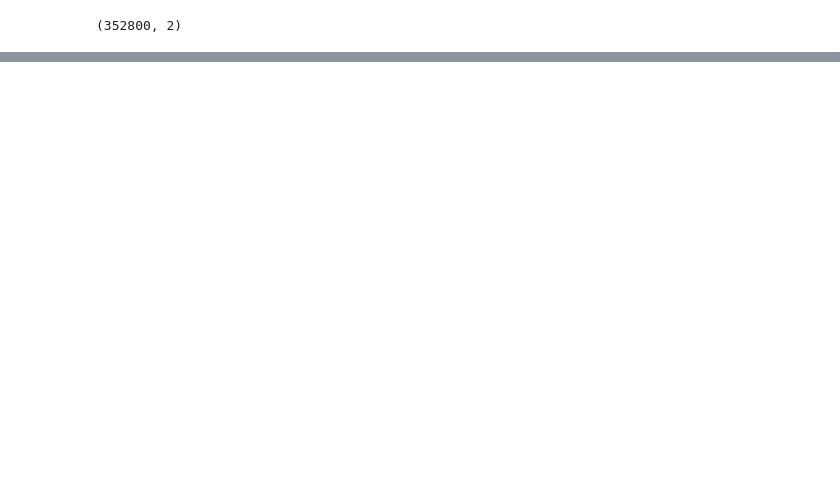
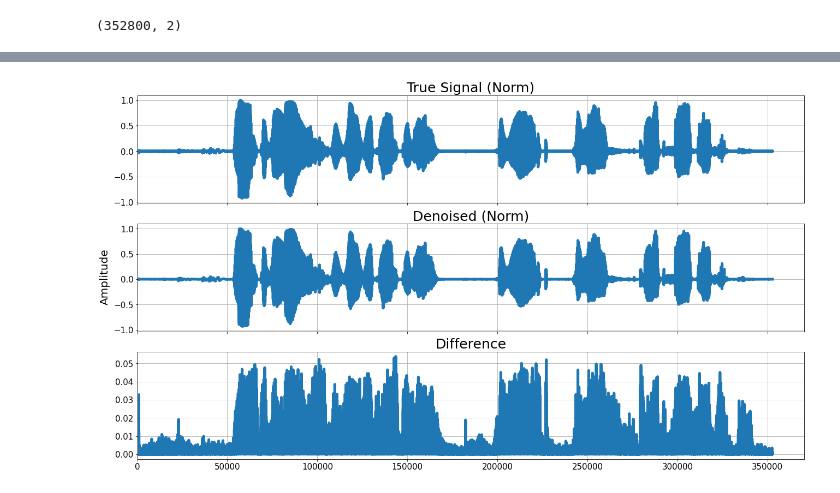
Before and after one commit to fprotopapa/active-noise-cancelling, a Jupyter notebook: ica_dwt.ipynb, the cells around one changed output, grey strips where cells are left out. Saved outputs shown, nothing was run; the diff lists cells and outputs as text; code cells hidden in the pictures; blank space fills up the shorter version.

```diff
--- a/ica_dwt.ipynb
+++ b/ica_dwt.ipynb
@@ -205,19 +236,24 @@ for ax in axs:
+# %%
+filtered_norm = filtered / max(filtered)
+true_norm = true_signal[:, 0] / max(true_signal[:, 0])
 # %%
-# filtered = denoise(ica_recovered[:, 0], wavelet, mode)
+fig, axs = plt.subplots(3, 1, figsize=[18, 10], sharex=True, constrained_layout = True)
+fig.supylabel('Amplitude', fontsize=20)
 
-# fig, axs = plt.subplots(3, 1, figsize=[18, 10], sharex=True, constrained_layout = True)
-# fig.supylabel('Amplitude', fontsize=20)
+axs[2].plot(abs(abs(true_norm) - abs(filtered_norm)), lw=5)
+axs[2].set_title('Difference', fontsize=25)
 
-# axs[0].plot(filtered, lw=5)
-# axs[0].set_title('Denoised', fontsize=25)
+axs[1].plot(filtered_norm, lw=5)
+axs[1].set_title('Denoised (Norm)', fontsize=25)
 
-# axs[1].plot(true_signal[:, 1], lw=5)
-# axs[1].set_title('True Signal', fontsize=25)
+axs[0].plot(true_norm, lw=5)
+axs[0].set_title('True Signal (Norm)', fontsize=25)
 
-# axs[2].plot(ica_recovered[:, 0], lw=5)
-# axs[2].set_title('ICA Recovered', fontsize=25)
 
-# for ax in axs:
-#     ax.set_xlim(0)
-#     ax.tick_params(labelsize=15)
-#     ax.grid()
+
+for ax in axs:
+    ax.set_xlim(0)
+    ax.tick_params(labelsize=15)
+    ax.grid()
+# %% [output]
+[figure, added]
```
Also changed, not shown: parts of 23 cells of this notebook, 3 other files.
